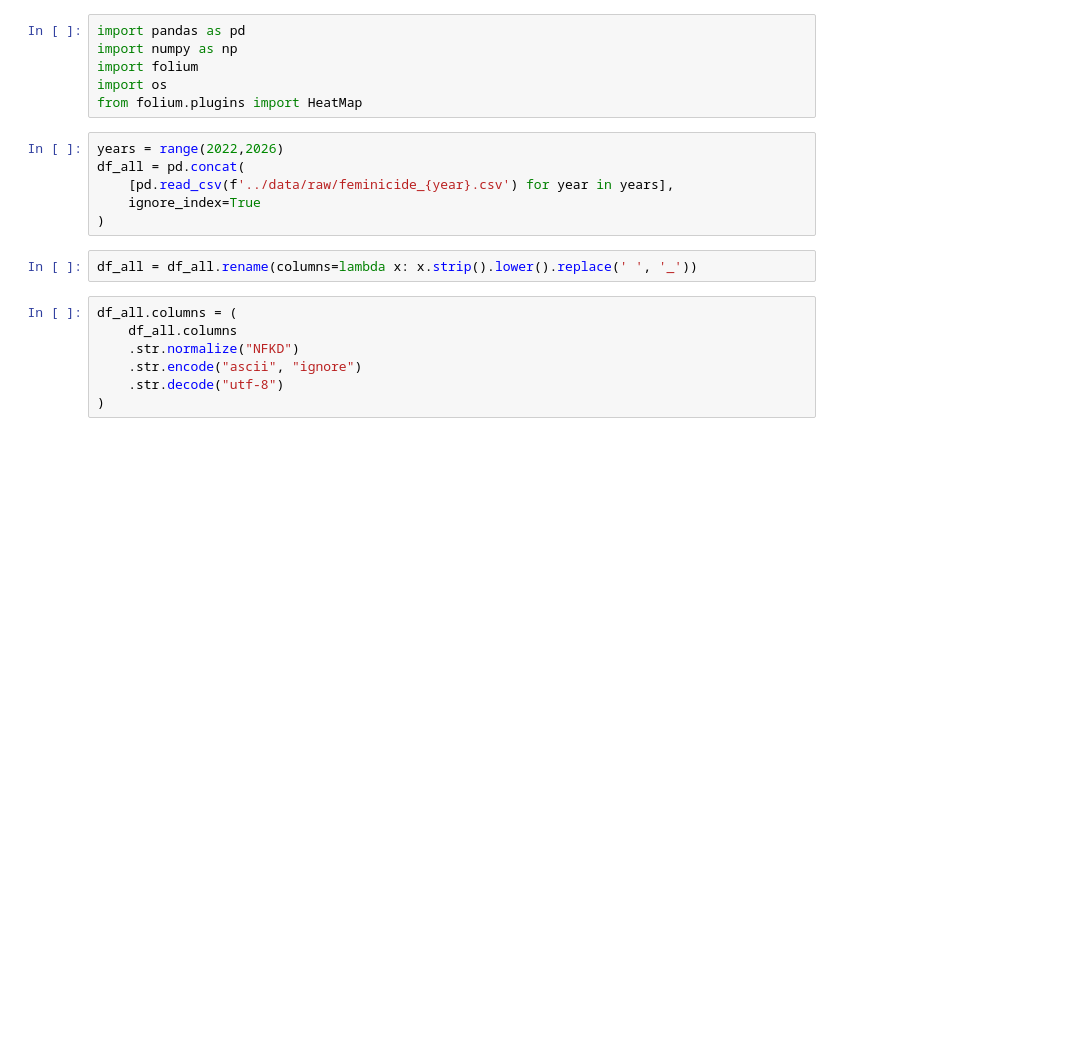
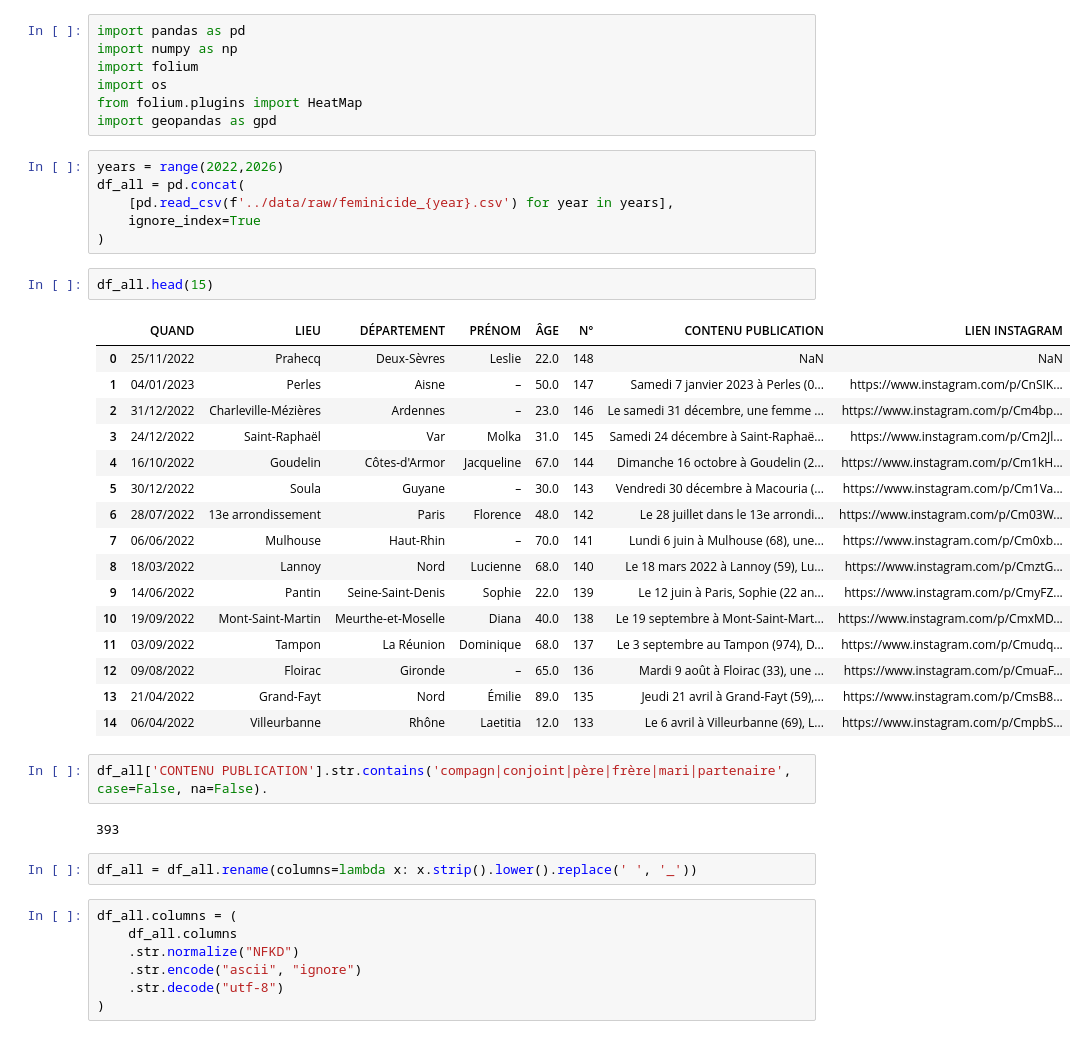
Before and after one commit to Guillaume-BR/feminicide, a Jupyter notebook: notebooks/explore.ipynb, the cells around one changed output. Cells and saved outputs as stored; diff of their text form; blank space fills up the shorter version.

```diff
--- a/notebooks/explore.ipynb
+++ b/notebooks/explore.ipynb
@@ -4,12 +4,36 @@ import numpy as np
 import folium
 import os
 from folium.plugins import HeatMap
+import geopandas as gpd
 # %%
 years = range(2022,2026)
 df_all = pd.concat(
     [pd.read_csv(f'../data/raw/feminicide_{year}.csv') for year in years],
     ignore_index=True
 )
+# %%
+df_all.head(15)
+# %% [output]
+|  | QUAND | LIEU | DÉPARTEMENT | PRÉNOM | ÂGE | N° | CONTENU PUBLICATION | LIEN INSTAGRAM |
+| 0 | 25/11/2022 | Prahecq | Deux-Sèvres | Leslie | 22.0 | 148 | NaN | NaN |
+| 1 | 04/01/2023 | Perles | Aisne | – | 50.0 | 147 | Samedi 7 janvier 2023 à Perles (0... | https://www.instagram.com/p/CnSIK... |
+| 2 | 31/12/2022 | Charleville-Mézières | Ardennes | – | 23.0 | 146 | Le samedi 31 décembre, une femme ... | https://www.instagram.com/p/Cm4bp... |
+| 3 | 24/12/2022 | Saint-Raphaël | Var | Molka | 31.0 | 145 | Samedi 24 décembre à Saint-Raphaë... | https://www.instagram.com/p/Cm2Jl... |
+| 4 | 16/10/2022 | Goudelin | Côtes-d'Armor | Jacqueline | 67.0 | 144 | Dimanche 16 octobre à Goudelin (2... | https://www.instagram.com/p/Cm1kH... |
+| 5 | 30/12/2022 | Soula | Guyane | – | 30.0 | 143 | Vendredi 30 décembre à Macouria (... | https://www.instagram.com/p/Cm1Va... |
+| 6 | 28/07/2022 | 13e arrondissement | Paris | Florence | 48.0 | 142 | Le 28 juillet dans le 13e arrondi... | https://www.instagram.com/p/Cm03W... |
+| 7 | 06/06/2022 | Mulhouse | Haut-Rhin | – | 70.0 | 141 | Lundi 6 juin à Mulhouse (68), une... | https://www.instagram.com/p/Cm0xb... |
+| 8 | 18/03/2022 | Lannoy | Nord | Lucienne | 68.0 | 140 | Le 18 mars 2022 à Lannoy (59), Lu... | https://www.instagram.com/p/CmztG... |
+| 9 | 14/06/2022 | Pantin | Seine-Saint-Denis | Sophie | 22.0 | 139 | Le 12 juin à Paris, Sophie (22 an... | https://www.instagram.com/p/CmyFZ... |
+| 10 | 19/09/2022 | Mont-Saint-Martin | Meurthe-et-Moselle | Diana | 40.0 | 138 | Le 19 septembre à Mont-Saint-Mart... | https://www.instagram.com/p/CmxMD... |
+| 11 | 03/09/2022 | Tampon | La Réunion | Dominique | 68.0 | 137 | Le 3 septembre au Tampon (974), D... | https://www.instagram.com/p/Cmudq... |
+| 12 | 09/08/2022 | Floirac | Gironde | – | 65.0 | 136 | Mardi 9 août à Floirac (33), une ... | https://www.instagram.com/p/CmuaF... |
+| 13 | 21/04/2022 | Grand-Fayt | Nord | Émilie | 89.0 | 135 | Jeudi 21 avril à Grand-Fayt (59),... | https://www.instagram.com/p/CmsB8... |
+| 14 | 06/04/2022 | Villeurbanne | Rhône | Laetitia | 12.0 | 133 | Le 6 avril à Villeurbanne (69), L... | https://www.instagram.com/p/CmpbS... |
+# %%
+df_all['CONTENU PUBLICATION'].str.contains('compagn|conjoint|père|frère|mari|partenaire', case=False, na=False).
+# %% [output]
+393
 # %%
 df_all = df_all.rename(columns=lambda x: x.strip().lower().replace(' ', '_'))
 # %%
```
Also changed, not shown: parts of 29 cells of this notebook, 5 other files.
